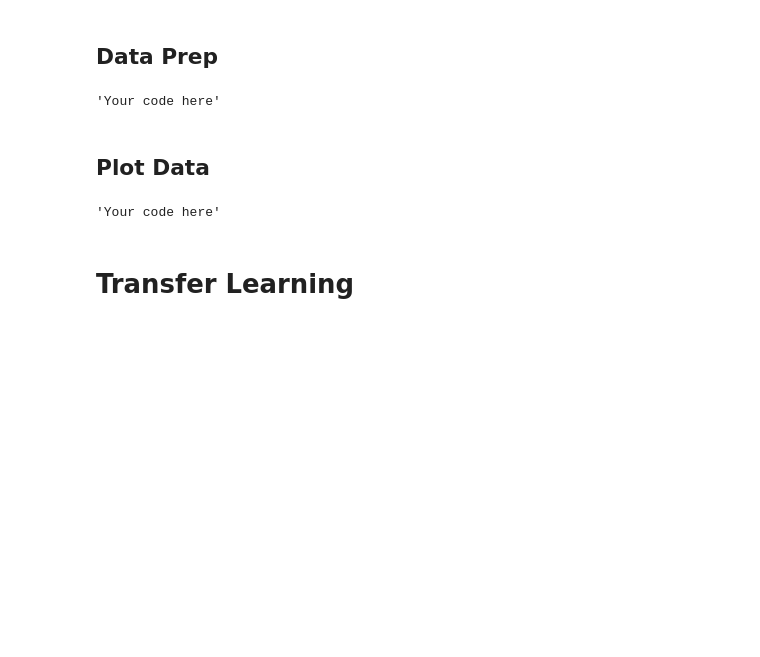
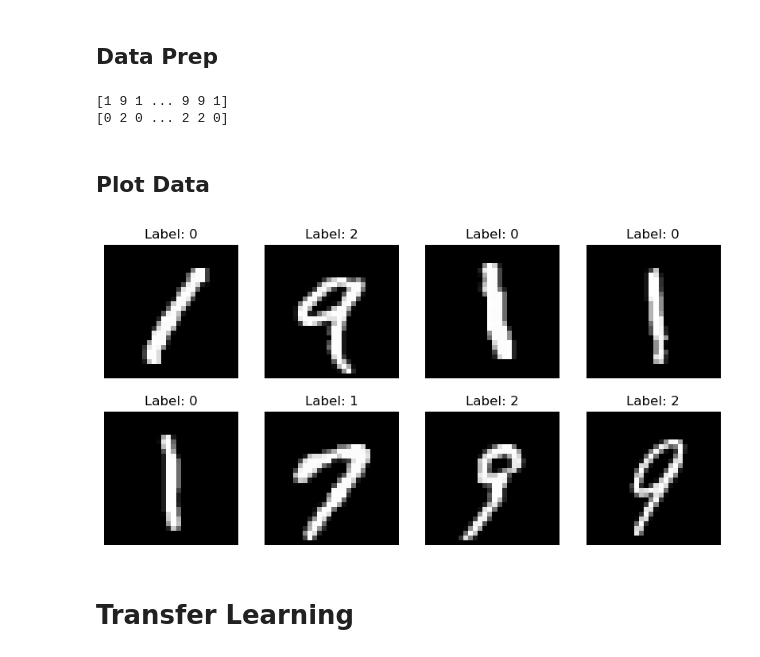
Before and after one commit to KelvynBladen/ml_intro, a Jupyter notebook: mnist_worksheet3.ipynb, the cells around one changed output. Saved outputs shown, nothing was run; the diff lists cells and outputs as text; code cells hidden in the pictures; blank space fills up the shorter version.

```diff
--- a/mnist_worksheet3.ipynb
+++ b/mnist_worksheet3.ipynb
@@ -23,21 +21,45 @@ WARNING:tensorflow:From c:\Users\kelvy\anaconda3\envs\stat5810\Lib\site-packages
 
 # Extract the 3 classes from the training data
 
-'Your code here'
+train_filter = (y_train == 1) | (y_train == 7) | (y_train == 9)
+x_train_179 = x_train[train_filter]
+y_train_179 = y_train[train_filter]
 
 # Extract the 3 classes from the test data
 
-'Your code here'
+test_filter = (y_test == 1) | (y_test == 7) | (y_test == 9)
+x_test_179 = x_test[test_filter]
+y_test_179 = y_test[test_filter]
+
+print(y_train_179)
+y_train_79_bin = (y_train_179 == 7).astype(int) | (y_train_179 == 9).astype(int)
+y_train_9_bin = (y_train_179 == 9).astype(int)
+y_train_179_bin = y_train_79_bin + y_train_9_bin
+y_test_79_bin = (y_test_179 == 7).astype(int) | (y_test_179 == 9).astype(int)
+y_test_9_bin = (y_test_179 == 9).astype(int)
+y_test_179_bin = y_test_79_bin + y_test_9_bin
+print(y_train_179_bin)
 # %% [output]
-'Your code here'
+[1 9 1 ... 9 9 1]
+[0 2 0 ... 2 2 0]
 # %% [markdown]
 ## Plot Data
-# %%
-## Plot 6 to 10 images from your data
-
-'Your code here'
-# %% [output]
-'Your code here'
+# %%
+## Plot 6 to 10 images from your data
+
+import matplotlib.pyplot as plt
+
+plt.figure(figsize=(10, 5))
+
+for i in range(8):
+    plt.subplot(2, 4, i + 1)
+    plt.imshow(x_train_179[i], cmap='gray')
+    plt.title(f'Label: {y_train_179_bin[i]}')
+    plt.axis('off')
+
+plt.show()
+# %% [output]
+[figure, added]
 # %% [markdown]
 # Transfer Learning
 # %% [markdown]
```
Also changed, not shown: parts of 8 cells of this notebook.
